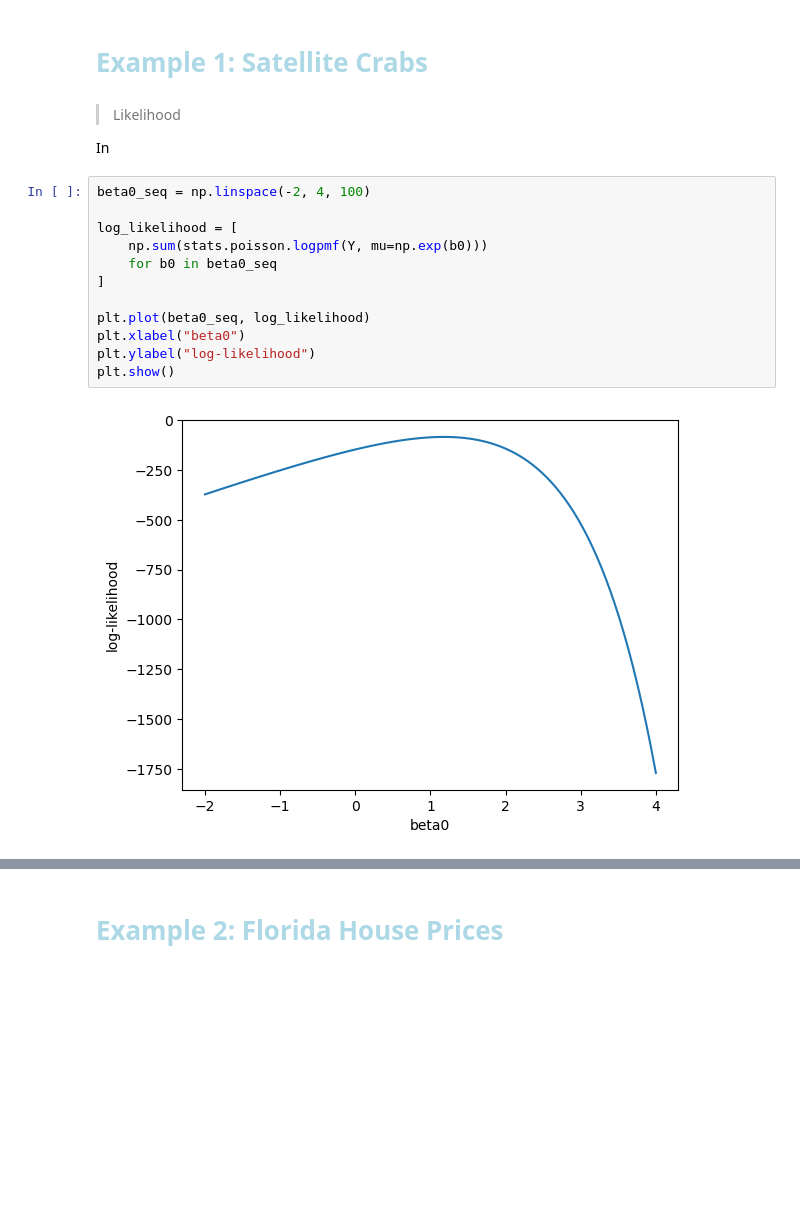
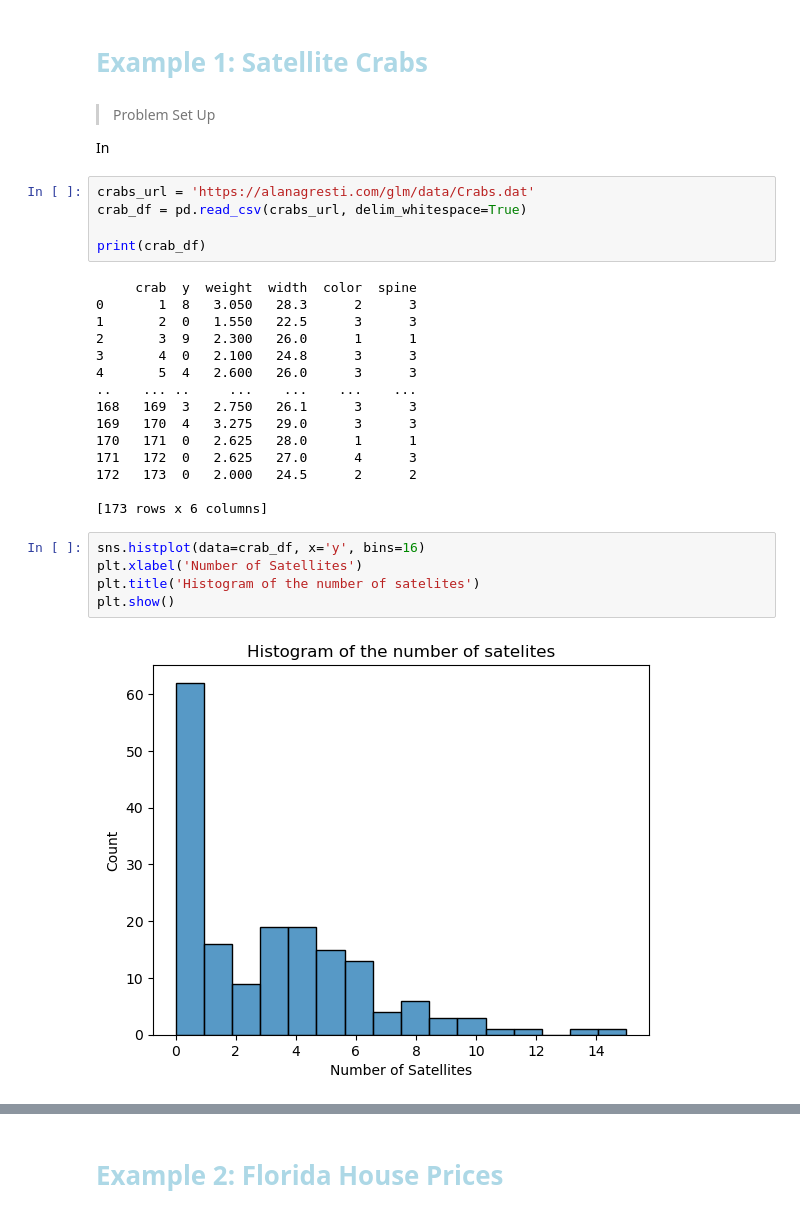
Before and after one commit to Donnievin/Donnievin.github.io, a Jupyter notebook: Courses/ASDA2/4_Fitting_GLM.ipynb, the cells around one changed output, grey strips where cells are left out. Cells and saved outputs as stored; diff of their text form; blank space fills up the shorter version.

```diff
--- a/Courses/ASDA2/4_Fitting_GLM.ipynb
+++ b/Courses/ASDA2/4_Fitting_GLM.ipynb
@@ -242,20 +305,33 @@ print("Null deviance:", intercept_only_fit.null_deviance) # N degrees of freedom
 # %% [markdown]
 # <font color='lightblue'> Example 1: Satellite Crabs </font>
 # %% [markdown]
-> Likelihood
+> Problem Set Up
 
 In
 # %%
-beta0_seq = np.linspace(-2, 4, 100)
+crabs_url = 'https://alanagresti.com/glm/data/Crabs.dat'
+crab_df = pd.read_csv(crabs_url, delim_whitespace=True)
 
-log_likelihood = [
-    np.sum(stats.poisson.logpmf(Y, mu=np.exp(b0)))
-    for b0 in beta0_seq
-]
-
-plt.plot(beta0_seq, log_likelihood)
-plt.xlabel("beta0")
-plt.ylabel("log-likelihood")
-plt.show()
+print(crab_df)
 # %% [output]
-[figure, removed]
+     crab  y  weight  width  color  spine
+0       1  8   3.050   28.3      2      3
+1       2  0   1.550   22.5      3      3
+2       3  9   2.300   26.0      1      1
+3       4  0   2.100   24.8      3      3
+4       5  4   2.600   26.0      3      3
+..    ... ..     ...    ...    ...    ...
+168   169  3   2.750   26.1      3      3
+169   170  4   3.275   29.0      3      3
+170   171  0   2.625   28.0      1      1
+171   172  0   2.625   27.0      4      3
+172   173  0   2.000   24.5      2      2
+
+[173 rows x 6 columns]
+# %%
+sns.histplot(data=crab_df, x='y', bins=16)
+plt.xlabel('Number of Satellites')
+plt.title('Histogram of the number of satelites')
+plt.show()
+# %% [output]
+[figure, added]
```
Also changed, not shown: parts of 11 cells of this notebook, 2 other files.
